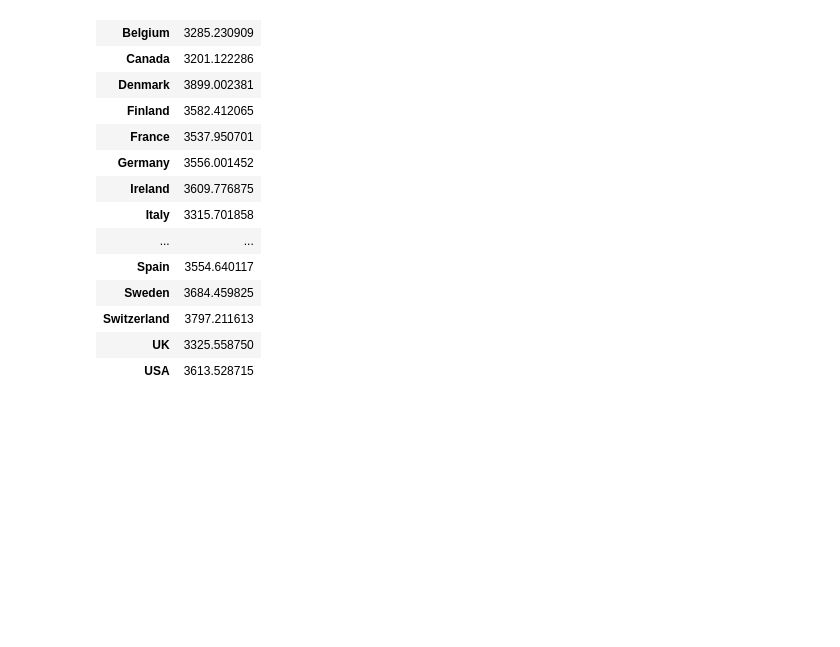
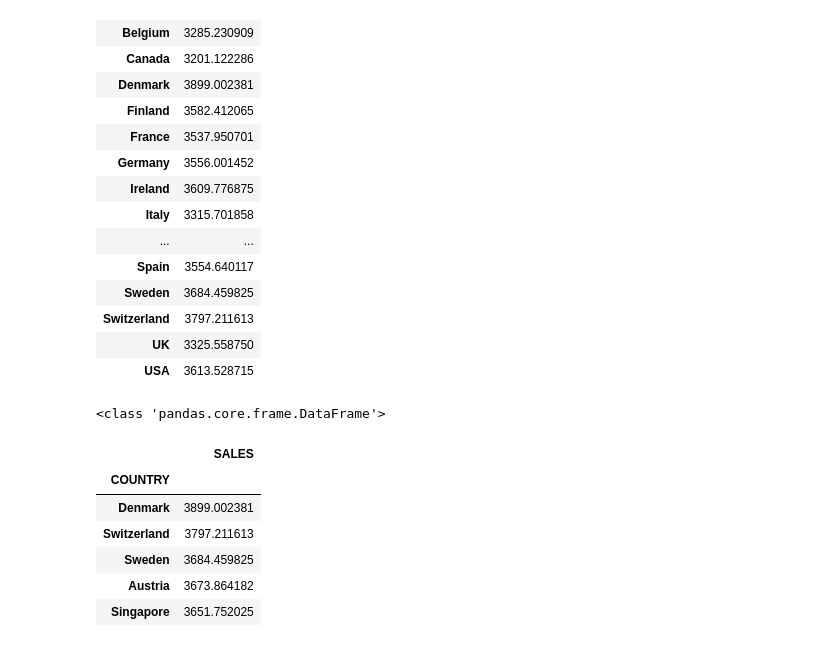
Before and after one commit to SaidGandur01/data-analysis-python, a Jupyter notebook: Sesion2/2.Pandas_sales.ipynb, the cells around one changed output. Saved outputs shown, nothing was run; the diff lists cells and outputs as text; code cells hidden in the pictures; blank space fills up the shorter version.

```diff
--- a/Sesion2/2.Pandas_sales.ipynb
+++ b/Sesion2/2.Pandas_sales.ipynb
@@ -289,3 +289,22 @@ df_sales[["COUNTRY", "SALES"]].groupby("COUNTRY").mean()
 | Switzerland | 3797.211613 |
 | UK | 3325.558750 |
 | USA | 3613.528715 |
+# %%
+# Type de venta por pais => TOP 5
+country_sales = (df_sales[["COUNTRY", "SALES"]].groupby("COUNTRY").mean()).sort_values(by="SALES", ascending=False)
+
+print(type(country_sales))
+# %% [output]
+<class 'pandas.core.frame.DataFrame'>
+# %%
+# Promedio de venta por pais => TOP 5
+country_sales = (df_sales[["COUNTRY", "SALES"]].groupby("COUNTRY").mean()).sort_values(by="SALES", ascending=False)
+country_sales.head(5)
+# %% [output]
+|  | SALES |
+| COUNTRY |  |
+| Denmark | 3899.002381 |
+| Switzerland | 3797.211613 |
+| Sweden | 3684.459825 |
+| Austria | 3673.864182 |
+| Singapore | 3651.752025 |
```
Also changed, not shown: parts of 1 cell of this notebook.
